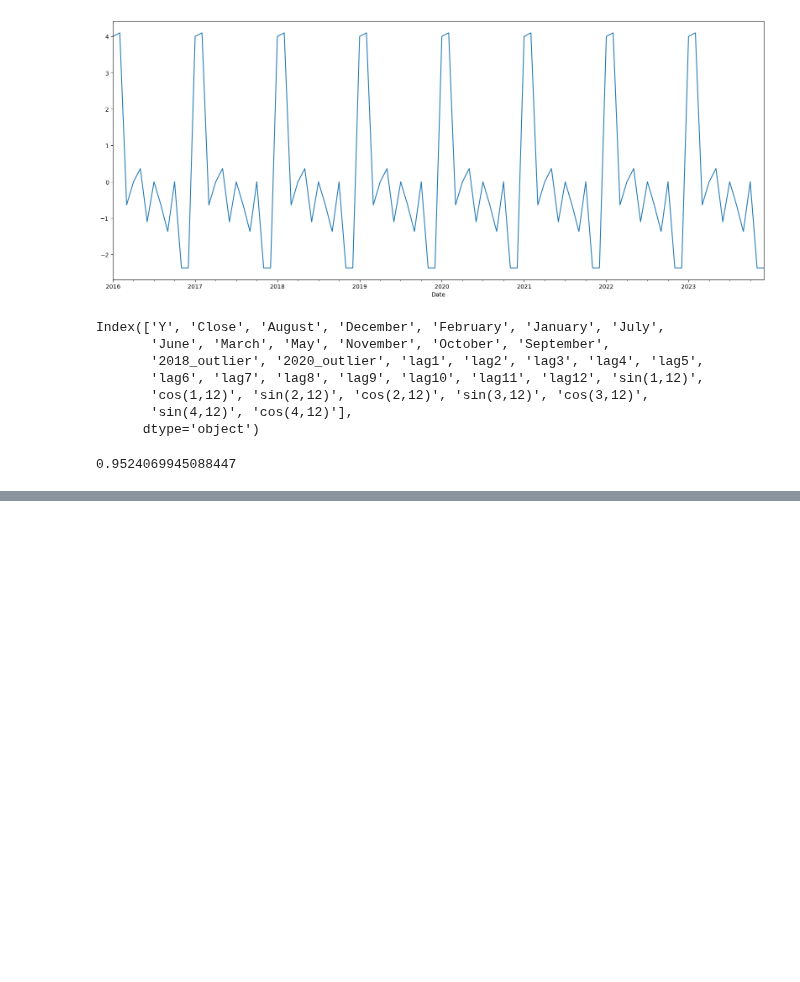
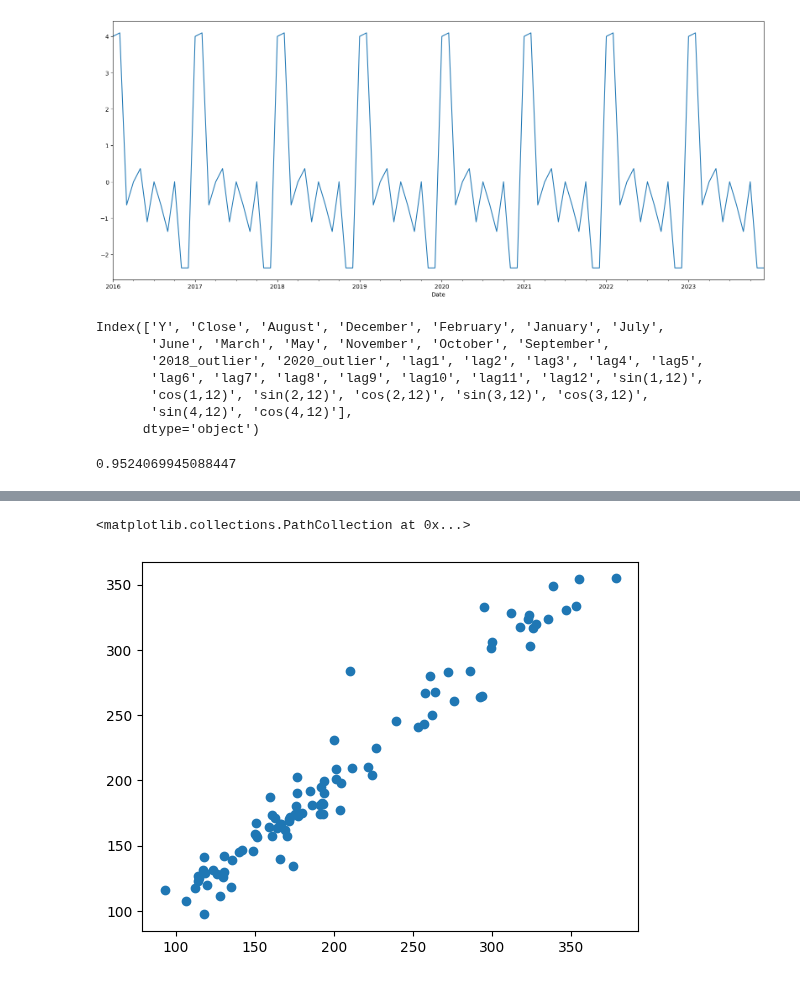
Before and after one commit to Michelleagl/Series_de_Tiempo, a Jupyter notebook: Regresión_lineal.ipynb, the cells around one changed output, grey strips where cells are left out. Cells and saved outputs as stored; diff of their text form; code cells hidden in the pictures; blank space fills up the shorter version.

```diff
--- a/Regresión_lineal.ipynb
+++ b/Regresión_lineal.ipynb
@@ -576,0 +639,5 @@ predict = pd.Series(predict, index=errors.index)
+# %%
+plt.scatter(data['Y'], predict)
+# %% [output]
+<matplotlib.collections.PathCollection at 0x...>
+[figure, added]
```
Also changed, not shown: parts of 12 cells of this notebook.
